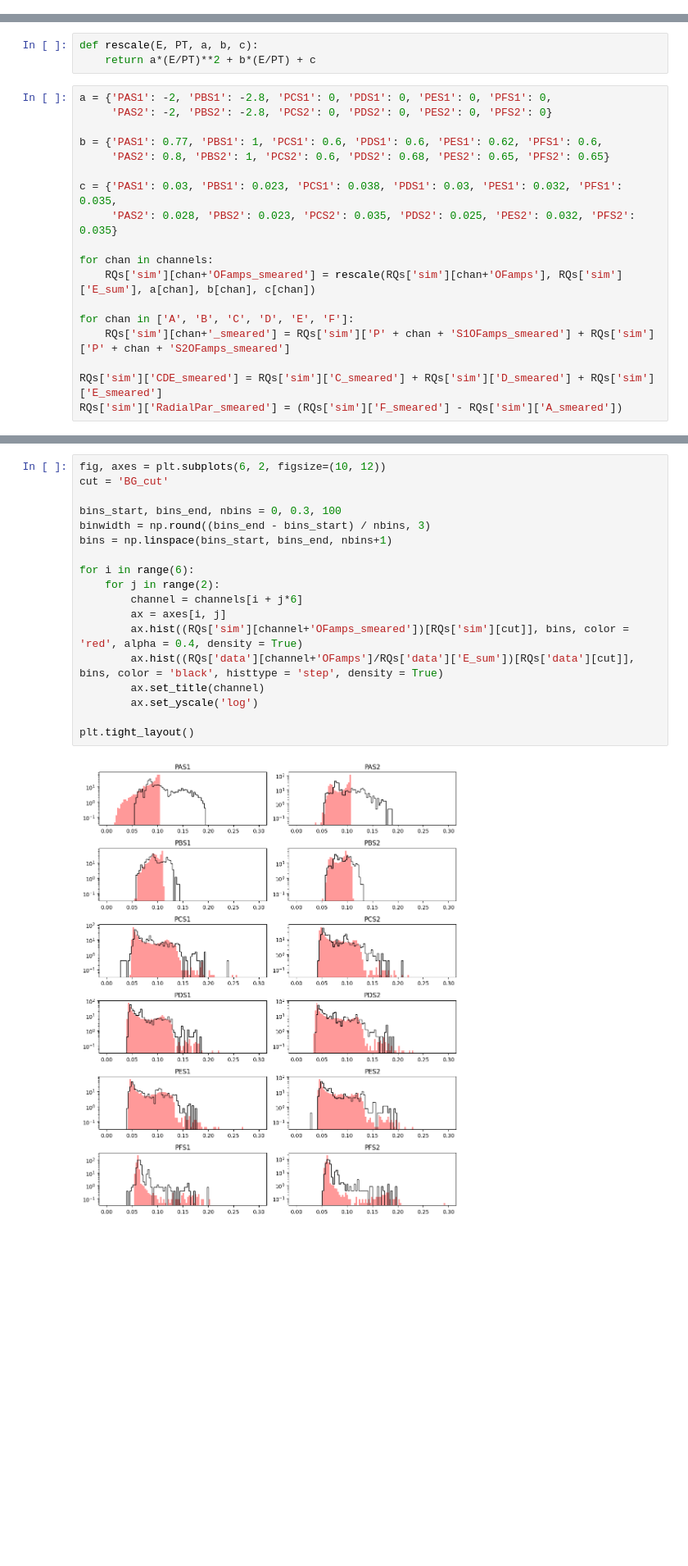
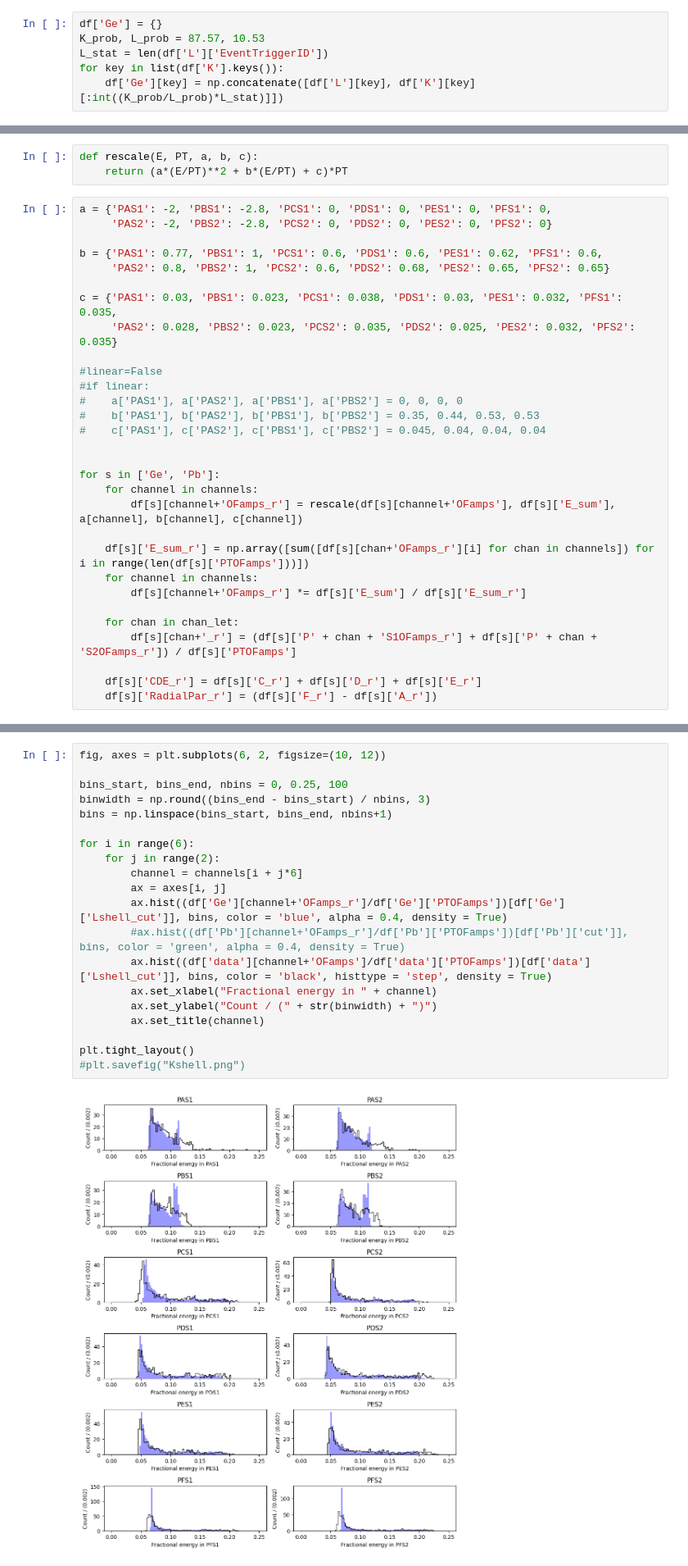
Before and after one commit to perry5334/CDMS, a Jupyter notebook: notebooks/BGM/cRadial_eff_nonlinrescale.ipynb, the cells around one changed output, grey strips where cells are left out. Shown at 82% size. Drawn from its saved outputs; the diff is of its cells as text; blank space fills up the shorter version.

```diff
--- a/notebooks/BGM/cRadial_eff_nonlinrescale.ipynb
+++ b/notebooks/BGM/cRadial_eff_nonlinrescale.ipynb
@@ -163 +157,7 @@ for datatype in ['data', 'sim']:
+# %%
+df['Ge'] = {}
+K_prob, L_prob = 87.57, 10.53
+L_stat = len(df['L']['EventTriggerID'])
+for key in list(df['K'].keys()):
+    df['Ge'][key] = np.concatenate([df['L'][key], df['K'][key][:int((K_prob/L_prob)*L_stat)]])
 # %%
@@ -192,6 +186,6 @@ R = np.sqrt( (RQs['sim']['X']*1e3)**2 + (RQs['sim']['Y']*1e3)**2 )
 # %%
 def rescale(E, PT, a, b, c):
-    return a*(E/PT)**2 + b*(E/PT) + c
+    return (a*(E/PT)**2 + b*(E/PT) + c)*PT
 # %%
 a = {'PAS1': -2, 'PBS1': -2.8, 'PCS1': 0, 'PDS1': 0, 'PES1': 0, 'PFS1': 0,
      'PAS2': -2, 'PBS2': -2.8, 'PCS2': 0, 'PDS2': 0, 'PES2': 0, 'PFS2': 0}
@@ -202,11 +196,23 @@ b = {'PAS1': 0.77, 'PBS1': 1, 'PCS1': 0.6, 'PDS1': 0.6, 'PES1': 0.62, 'PFS1': 0.
 c = {'PAS1': 0.03, 'PBS1': 0.023, 'PCS1': 0.038, 'PDS1': 0.03, 'PES1': 0.032, 'PFS1': 0.035,
      'PAS2': 0.028, 'PBS2': 0.023, 'PCS2': 0.035, 'PDS2': 0.025, 'PES2': 0.032, 'PFS2': 0.035}
 
-for chan in channels:
-    RQs['sim'][chan+'OFamps_smeared'] = rescale(RQs['sim'][chan+'OFamps'], RQs['sim']['E_sum'], a[chan], b[chan], c[chan])
+#linear=False
+#if linear:
+#    a['PAS1'], a['PAS2'], a['PBS1'], a['PBS2'] = 0, 0, 0, 0
+#    b['PAS1'], b['PAS2'], b['PBS1'], b['PBS2'] = 0.35, 0.44, 0.53, 0.53
+#    c['PAS1'], c['PAS2'], c['PBS1'], c['PBS2'] = 0.045, 0.04, 0.04, 0.04
 
-for chan in ['A', 'B', 'C', 'D', 'E', 'F']:
-    RQs['sim'][chan+'_smeared'] = RQs['sim']['P' + chan + 'S1OFamps_smeared'] + RQs['sim']['P' + chan + 'S2OFamps_smeared']
 
-RQs['sim']['CDE_smeared'] = RQs['sim']['C_smeared'] + RQs['sim']['D_smeared'] + RQs['sim']['E_smeared']
-RQs['sim']['RadialPar_smeared'] = (RQs['sim']['F_smeared'] - RQs['sim']['A_smeared'])
+for s in ['Ge', 'Pb']:
+    for channel in channels:
+        df[s][channel+'OFamps_r'] = rescale(df[s][channel+'OFamps'], df[s]['E_sum'], a[channel], b[channel], c[channel])
+
+    df[s]['E_sum_r'] = np.array([sum([df[s][chan+'OFamps_r'][i] for chan in channels]) for i in range(len(df[s]['PTOFamps']))])
+    for channel in channels:
+        df[s][channel+'OFamps_r'] *= df[s]['E_sum'] / df[s]['E_sum_r']
+
+    for chan in chan_let:
+        df[s][chan+'_r'] = (df[s]['P' + chan + 'S1OFamps_r'] + df[s]['P' + chan + 'S2OFamps_r']) / df[s]['PTOFamps']
+
+    df[s]['CDE_r'] = df[s]['C_r'] + df[s]['D_r'] + df[s]['E_r']
+    df[s]['RadialPar_r'] = (df[s]['F_r'] - df[s]['A_r'])
@@ -213,20 +277,22 @@ RQs['sim']['RadialPar_smeared'] = (RQs['sim']['F_smeared'] - RQs['sim']['A_smear
 # %%
 fig, axes = plt.subplots(6, 2, figsize=(10, 12))
-cut = 'BG_cut'
 
-bins_start, bins_end, nbins = 0, 0.3, 100
+bins_start, bins_end, nbins = 0, 0.25, 100
 binwidth = np.round((bins_end - bins_start) / nbins, 3)
 bins = np.linspace(bins_start, bins_end, nbins+1)
 
 for i in range(6):
     for j in range(2):
         channel = channels[i + j*6]
         ax = axes[i, j]
-        ax.hist((RQs['sim'][channel+'OFamps_smeared'])[RQs['sim'][cut]], bins, color = 'red', alpha = 0.4, density = True)
-        ax.hist((RQs['data'][channel+'OFamps']/RQs['data']['E_sum'])[RQs['data'][cut]], bins, color = 'black', histtype = 'step', density = True)
+        ax.hist((df['Ge'][channel+'OFamps_r']/df['Ge']['PTOFamps'])[df['Ge']['Lshell_cut']], bins, color = 'blue', alpha = 0.4, density = True)
+        #ax.hist((df['Pb'][channel+'OFamps_r']/df['Pb']['PTOFamps'])[df['Pb']['cut']], bins, color = 'green', alpha = 0.4, density = True)
+        ax.hist((df['data'][channel+'OFamps']/df['data']['PTOFamps'])[df['data']['Lshell_cut']], bins, color = 'black', histtype = 'step', density = True)
+        ax.set_xlabel("Fractional energy in " + channel)
+        ax.set_ylabel("Count / (" + str(binwidth) + ")")
         ax.set_title(channel)
-        ax.set_yscale('log')
 
 plt.tight_layout()
+#plt.savefig("Kshell.png")
 # %% [output]
-[figure, old version]
+[figure, new version]
```
Also changed, not shown: parts of 39 cells of this notebook, 3 other files.
